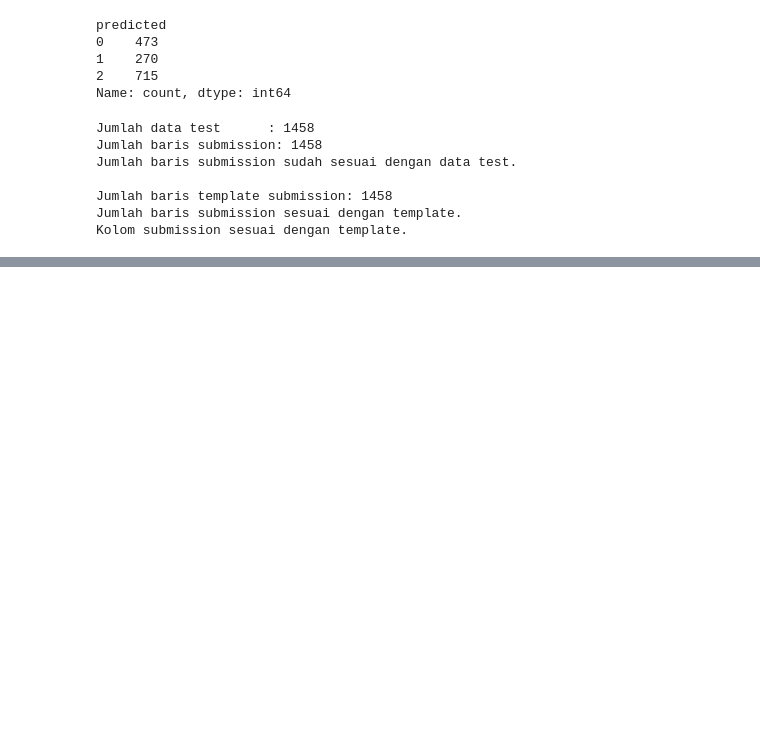
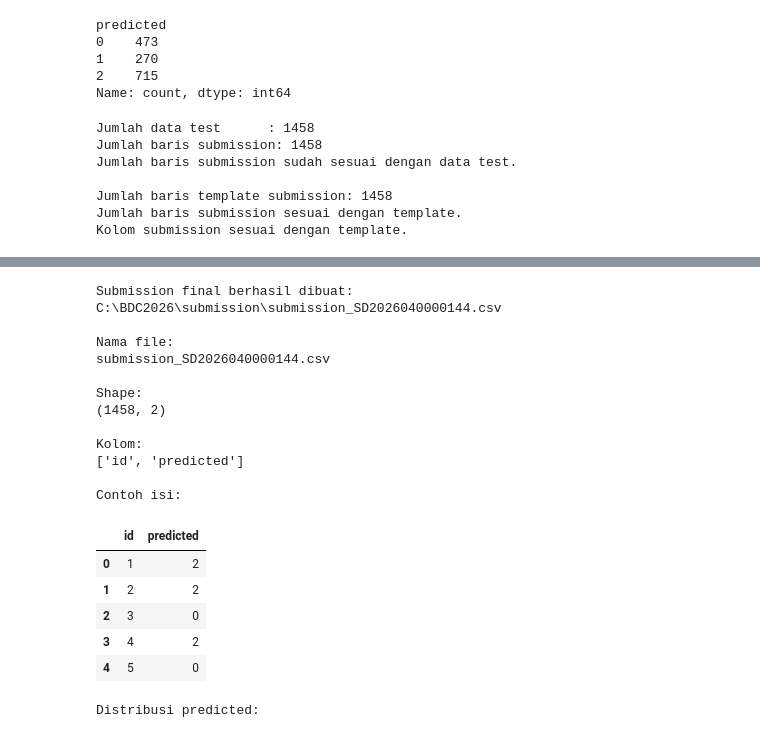
Before and after one commit to viannarka/BDC2026, a Jupyter notebook: notebooks/03_Baseline_Training.ipynb, the cells around one changed output, grey strips where cells are left out. Cells and saved outputs as stored; diff of their text form; code cells hidden in the pictures; blank space fills up the shorter version.

```diff
--- a/notebooks/03_Baseline_Training.ipynb
+++ b/notebooks/03_Baseline_Training.ipynb
@@ -1395,0 +1478,79 @@ Kolom submission sesuai dengan template.
+# %%
+# ============================================================
+# BUAT SUBMISSION FINAL SESUAI NAMA TIM
+# ============================================================
+
+NAMA_TIM = "SD2026040000144"
+
+# Supaya nama file aman untuk upload, spasi diganti underscore
+NAMA_TIM_FILE = NAMA_TIM.strip().replace(" ", "_")
+
+if "sample_submission_df" not in globals():
+    raise NameError("sample_submission_df belum ada. Jalankan Cell 14 terlebih dahulu.")
+
+if "test_predictions_df" not in globals():
+    raise NameError("test_predictions_df belum ada. Jalankan Cell 13 terlebih dahulu.")
+
+# Copy template dari panitia
+submission_final_df = sample_submission_df.copy()
+
+# Pastikan jumlah prediksi sama dengan jumlah baris template
+predicted_labels = test_predictions_df["pred_label"].astype(int).tolist()
+
+if len(predicted_labels) != len(submission_final_df):
+    raise ValueError(
+        f"Jumlah prediksi ({len(predicted_labels)}) tidak sama dengan jumlah template ({len(submission_final_df)})."
+    )
+
+# Buat format final sesuai ketentuan: id, predicted
+submission_final_df = pd.DataFrame({
+    "id": submission_final_df["id"],
+    "predicted": predicted_labels
+})
+
+# Pastikan predicted hanya berisi 0, 1, 2
+if not set(submission_final_df["predicted"].unique()).issubset({0, 1, 2}):
+    raise ValueError("Ada nilai predicted selain 0, 1, 2.")
+
+# Simpan file final
+final_submission_path = SUBMISSION_DIR / f"submission_{NAMA_TIM_FILE}.csv"
+submission_final_df.to_csv(final_submission_path, index=False)
+
+print("Submission final berhasil dibuat:")
+print(final_submission_path)
+
+print("\nNama file:")
+print(final_submission_path.name)
+
+print("\nShape:")
+print(submission_final_df.shape)
+
+print("\nKolom:")
+print(submission_final_df.columns.tolist())
+
+print("\nContoh isi:")
+display(submission_final_df.head())
+
+print("\nDistribusi predicted:")
+display(submission_final_df["predicted"].value_counts().sort_index())
+# %% [output]
+Submission final berhasil dibuat:
+C:\BDC2026\submission\submission_SD2026040000144.csv
+
+Nama file:
+submission_SD2026040000144.csv
+
+Shape:
+(1458, 2)
+
+Kolom:
+['id', 'predicted']
+
+Contoh isi:
+|  | id | predicted |
+| 0 | 1 | 2 |
+| 1 | 2 | 2 |
+| 2 | 3 | 0 |
+| 3 | 4 | 2 |
+| 4 | 5 | 0 |
+Distribusi predicted:
```
Also changed, not shown: parts of 2 cells of this notebook.
